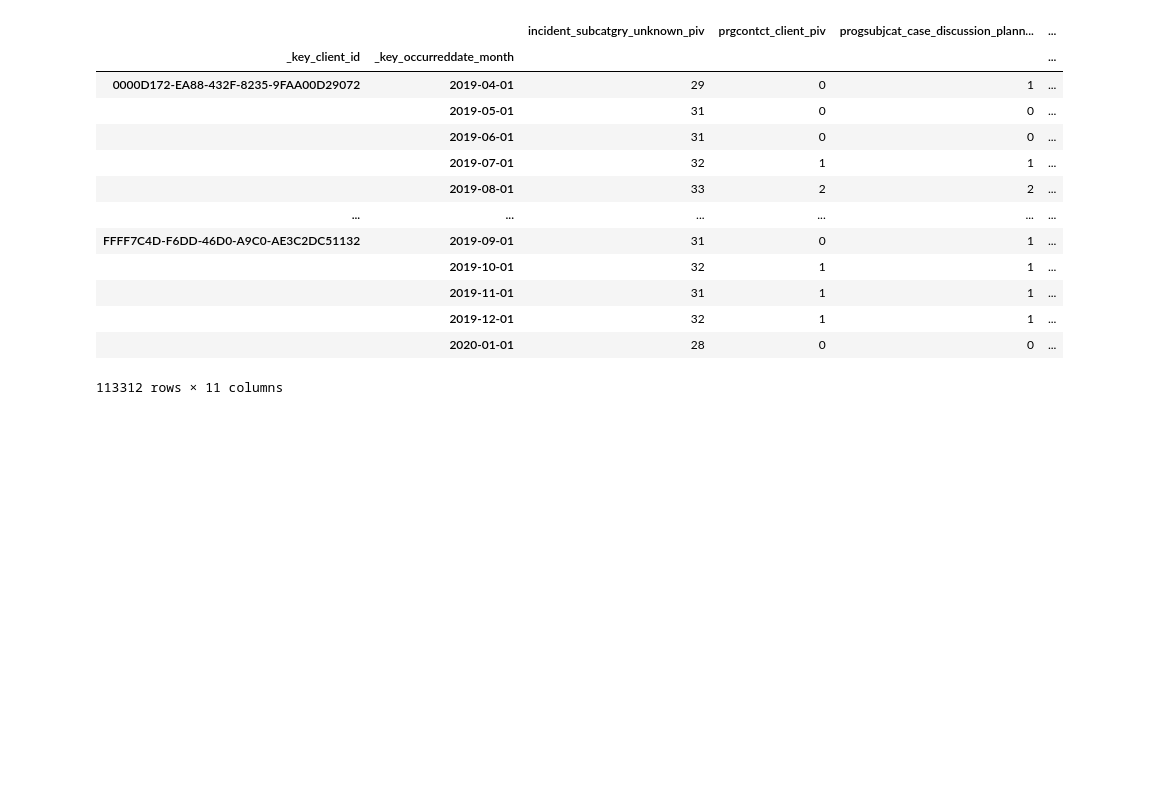
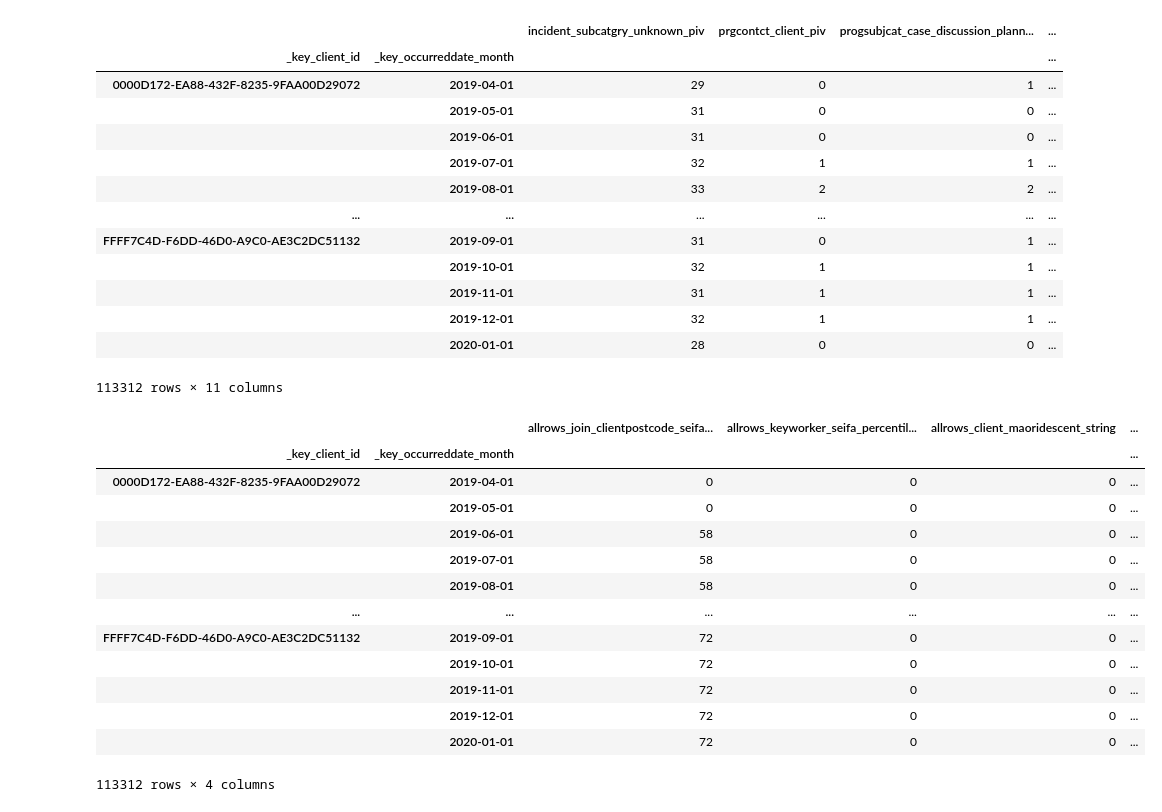
Before and after one commit to Troy-Cao/LWB-Risk-Cient-Detection, a Jupyter notebook: Chenqin/lightGBM.ipynb, the cells around one changed output. Drawn from its saved outputs; the diff is of its cells as text; code cells hidden in the pictures; blank space fills up the shorter version.

```diff
--- a/Chenqin/lightGBM.ipynb
+++ b/Chenqin/lightGBM.ipynb
@@ -21,3 +21,8 @@ part_2
 | 124291 | 0 | 0 | 0 | 0 | ... |
 | 124292 | 0 | 0 | 0 | 0 | ... |
 124293 rows × 92 columns
+# %%
+part_3 = pd.read_csv("../../Data/miaoqin_partN.csv")
+part_3 = part_3.drop(["Unnamed: 0"], axis='columns')
+print(part_3.shape)
+part_3
@@ -23,0 +44,4 @@ part_2
+# %%
+part_4 = pd.read_csv("../../Data/yunDataN.csv")
+part_4 = part_4.drop(["Unnamed: 0"], axis='columns')
+part_4
@@ -236,3 +284,20 @@ init_record.iloc[:, [25,146,148,153,141,142,155,145,151,154,143]]
 |  | 2019-12-01 | 32 | 1 | 1 | ... |
 |  | 2020-01-01 | 28 | 0 | 0 | ... |
 113312 rows × 11 columns
+# %%
+init_record.iloc[:, [248,242,244,170]]
+# %% [output]
+|  |  | allrows_join_clientpostcode_seifa... | allrows_keyworker_seifa_percentil... | allrows_client_maoridescent_string | ... |
+| _key_client_id | _key_occurreddate_month |  |  |  | ... |
+| 0000D172-EA88-432F-8235-9FAA00D29072 | 2019-04-01 | 0 | 0 | 0 | ... |
+|  | 2019-05-01 | 0 | 0 | 0 | ... |
+|  | 2019-06-01 | 58 | 0 | 0 | ... |
+|  | 2019-07-01 | 58 | 0 | 0 | ... |
+|  | 2019-08-01 | 58 | 0 | 0 | ... |
+| ... | ... | ... | ... | ... | ... |
+| FFFF7C4D-F6DD-46D0-A9C0-AE3C2DC51132 | 2019-09-01 | 72 | 0 | 0 | ... |
+|  | 2019-10-01 | 72 | 0 | 0 | ... |
+|  | 2019-11-01 | 72 | 0 | 0 | ... |
+|  | 2019-12-01 | 72 | 0 | 0 | ... |
+|  | 2020-01-01 | 72 | 0 | 0 | ... |
+113312 rows × 4 columns
```
Also changed, not shown: parts of 17 cells of this notebook, 2 other files.
